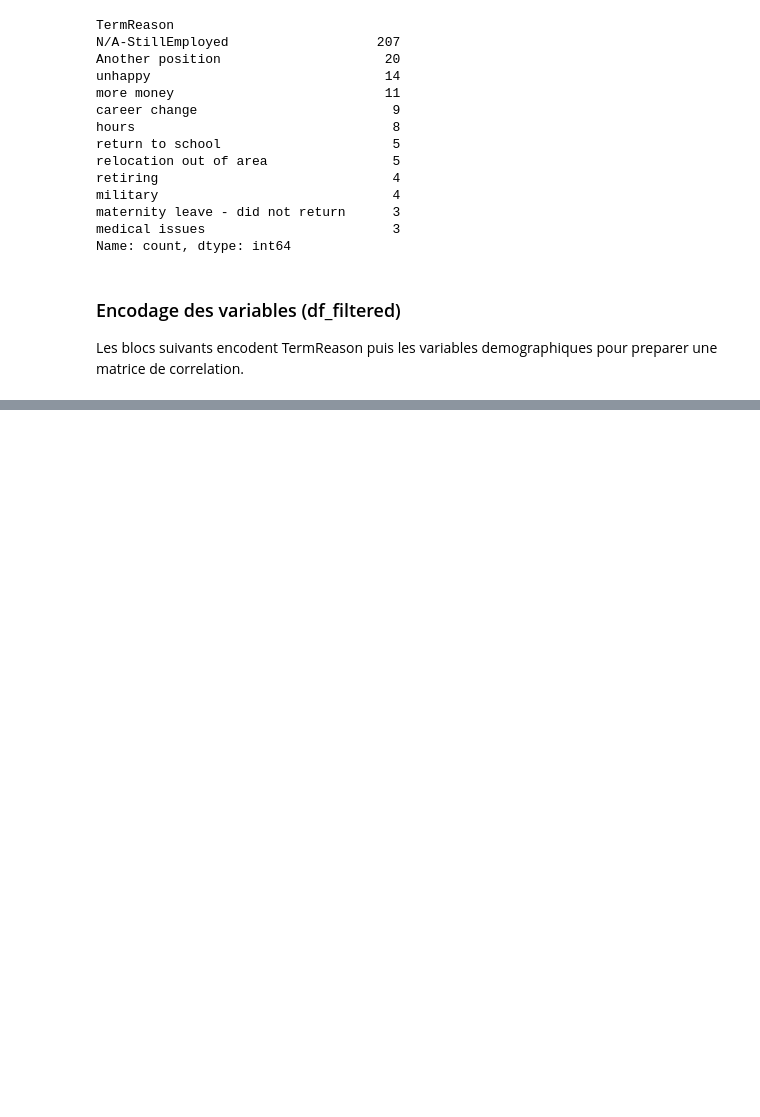
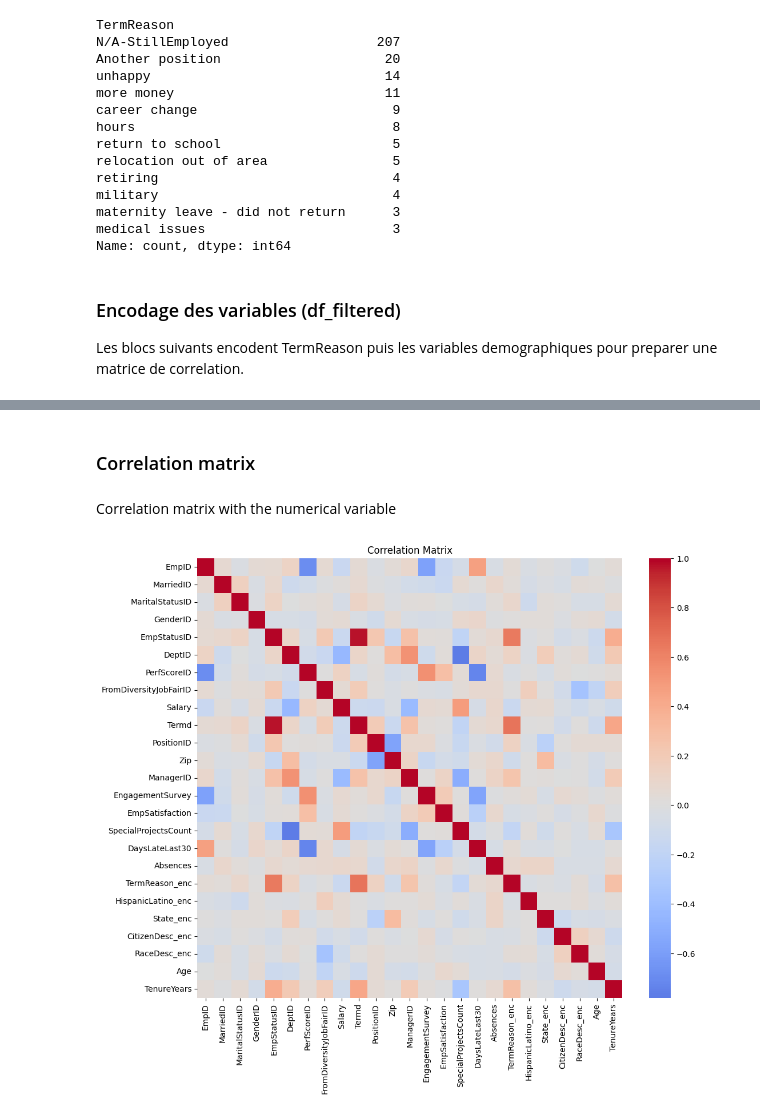
Before and after one commit to oviachane/Hackathon_AI_explainability-, a Jupyter notebook: notebooks/eda.ipynb, the cells around one changed output, grey strips where cells are left out. Saved outputs shown, nothing was run; the diff lists cells and outputs as text; code cells hidden in the pictures; blank space fills up the shorter version.

Commit message:
add correlation matrix

```diff
--- a/notebooks/eda.ipynb
+++ b/notebooks/eda.ipynb
@@ -275,0 +342,15 @@ df_filtered[['Age', 'TenureYears']].head()
+# %% [markdown]
+### Correlation matrix
+# %% [markdown]
+Correlation matrix with the numerical variable
+# %%
+plt.figure(figsize=(12,10))
+
+corr_matrix = df_filtered.corr(numeric_only=True)
+
+sns.heatmap(corr_matrix, cmap="coolwarm", center=0)
+
+plt.title("Correlation Matrix")
+plt.show()
+# %% [output]
+[figure, added]
```
Also changed, not shown: parts of 12 cells of this notebook.
